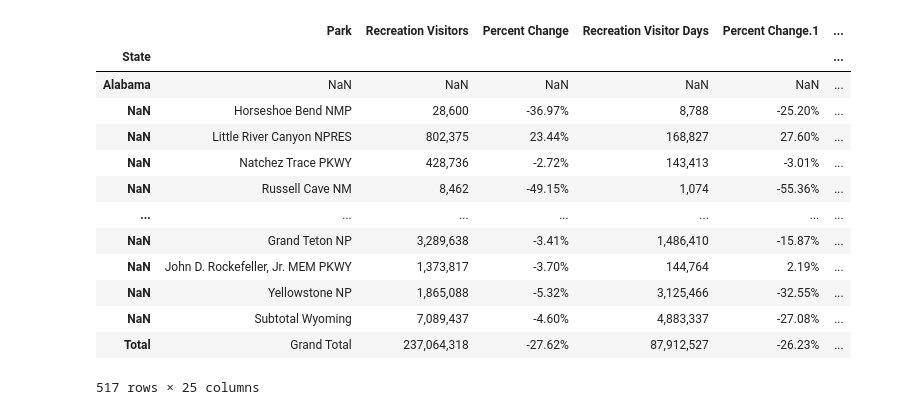
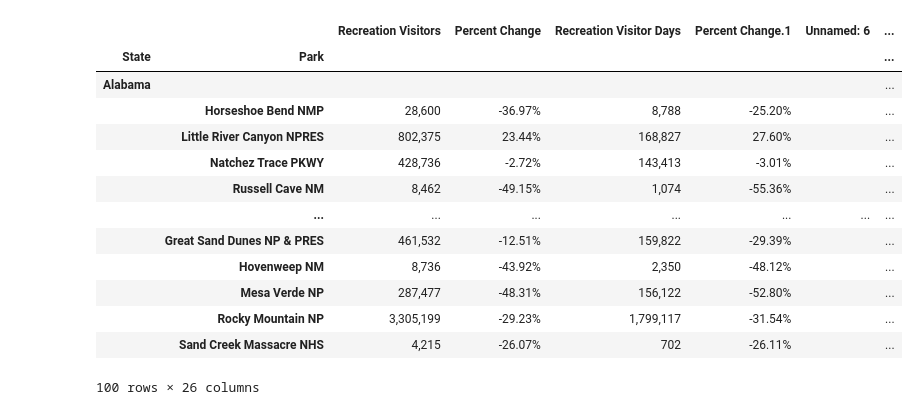
Before and after one commit to pmhu4242/DataProjects, a Jupyter notebook: Leaflet/NPSproject/npsData.ipynb, the cells around one changed output. Cells and saved outputs as stored; diff of their text form; code cells hidden in the pictures.

Commit message:
Data clean-up, visitor use/ traffic count stats

```diff
--- a/Leaflet/NPSproject/npsData.ipynb
+++ b/Leaflet/NPSproject/npsData.ipynb
@@ -11,21 +11,22 @@ from sqlalchemy import create_engine, func
 from pymongo import MongoClient
 # %%
 path = os.path.join("data/visitors_2020.csv")
-visitorCount_20 = pd.read_csv(path, header=[7], encoding='utf-8', delimiter=",", index_col=0)
+visitorCount_20 = pd.read_csv(path, header=[7], encoding='utf-8', delimiter=",", index_col=[0,1], keep_default_na=False, na_filter=True)
 visitorCount_20 = visitorCount_20.dropna(axis=1, how='all', thresh=3, inplace=False)
-visitorCount_20
+
+visitorCount_20.head(100)
 # %% [output]
-|  | Park | Recreation Visitors | Percent Change | Recreation Visitor Days | Percent Change.1 | ... |
-| State |  |  |  |  |  | ... |
-| Alabama | NaN | NaN | NaN | NaN | NaN | ... |
-| NaN | Horseshoe Bend NMP | 28,600 | -36.97% | 8,788 | -25.20% | ... |
-| NaN | Little River Canyon NPRES | 802,375 | 23.44% | 168,827 | 27.60% | ... |
-| NaN | Natchez Trace PKWY | 428,736 | -2.72% | 143,413 | -3.01% | ... |
-| NaN | Russell Cave NM | 8,462 | -49.15% | 1,074 | -55.36% | ... |
-| ... | ... | ... | ... | ... | ... | ... |
-| NaN | Grand Teton NP | 3,289,638 | -3.41% | 1,486,410 | -15.87% | ... |
-| NaN | John D. Rockefeller, Jr. MEM PKWY | 1,373,817 | -3.70% | 144,764 | 2.19% | ... |
-| NaN | Yellowstone NP | 1,865,088 | -5.32% | 3,125,466 | -32.55% | ... |
-| NaN | Subtotal Wyoming | 7,089,437 | -4.60% | 4,883,337 | -27.08% | ... |
-| Total | Grand Total | 237,064,318 | -27.62% | 87,912,527 | -26.23% | ... |
+|  |  | Recreation Visitors | Percent Change | Recreation Visitor Days | Percent Change.1 | Unnamed: 6 | ... |
+| State | Park |  |  |  |  |  | ... |
+| Alabama |  |  |  |  |  |  | ... |
+|  | Horseshoe Bend NMP | 28,600 | -36.97% | 8,788 | -25.20% |  | ... |
+|  | Little River Canyon NPRES | 802,375 | 23.44% | 168,827 | 27.60% |  | ... |
+|  | Natchez Trace PKWY | 428,736 | -2.72% | 143,413 | -3.01% |  | ... |
+|  | Russell Cave NM | 8,462 | -49.15% | 1,074 | -55.36% |  | ... |
+|  | ... | ... | ... | ... | ... | ... | ... |
+|  | Great Sand Dunes NP & PRES | 461,532 | -12.51% | 159,822 | -29.39% |  | ... |
+|  | Hovenweep NM | 8,736 | -43.92% | 2,350 | -48.12% |  | ... |
+|  | Mesa Verde NP | 287,477 | -48.31% | 156,122 | -52.80% |  | ... |
+|  | Rocky Mountain NP | 3,305,199 | -29.23% | 1,799,117 | -31.54% |  | ... |
+|  | Sand Creek Massacre NHS | 4,215 | -26.07% | 702 | -26.11% |  | ... |
-517 rows × 25 columns
+100 rows × 26 columns
```
Also changed, not shown: parts of 21 cells of this notebook.
